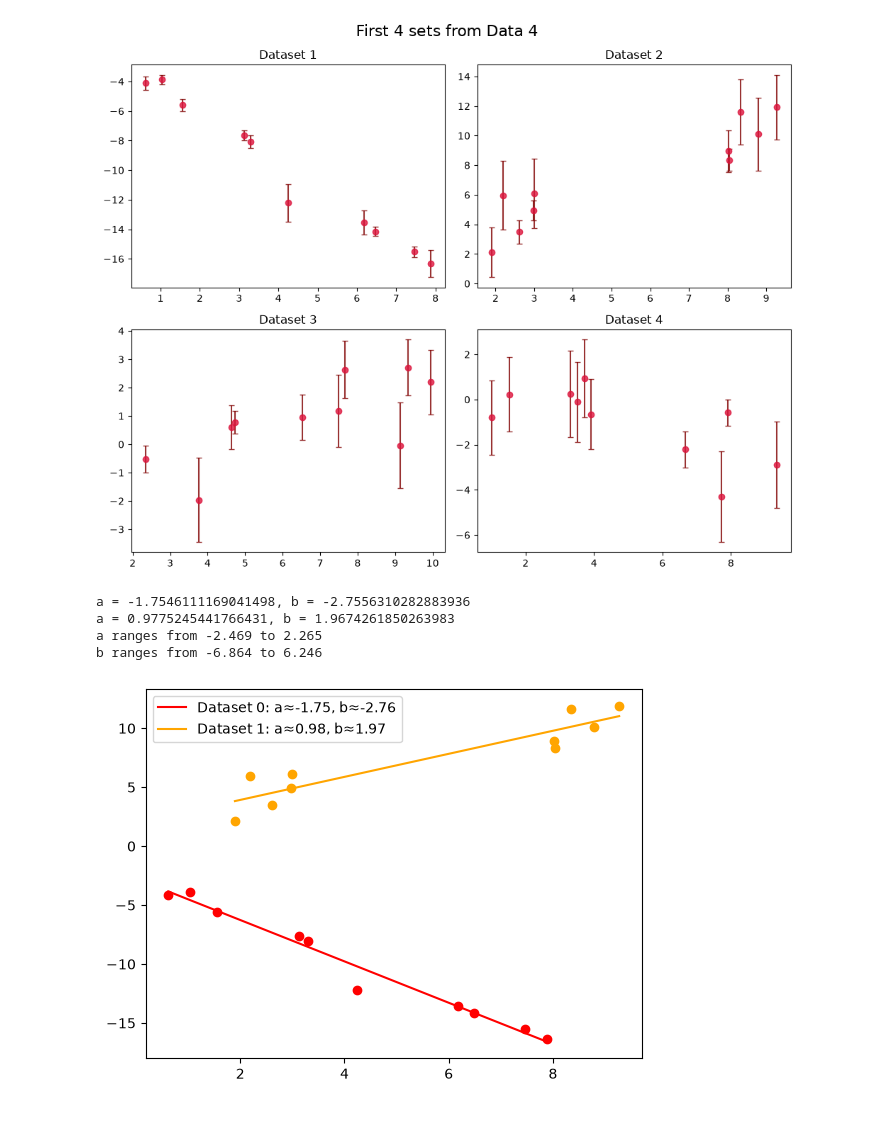
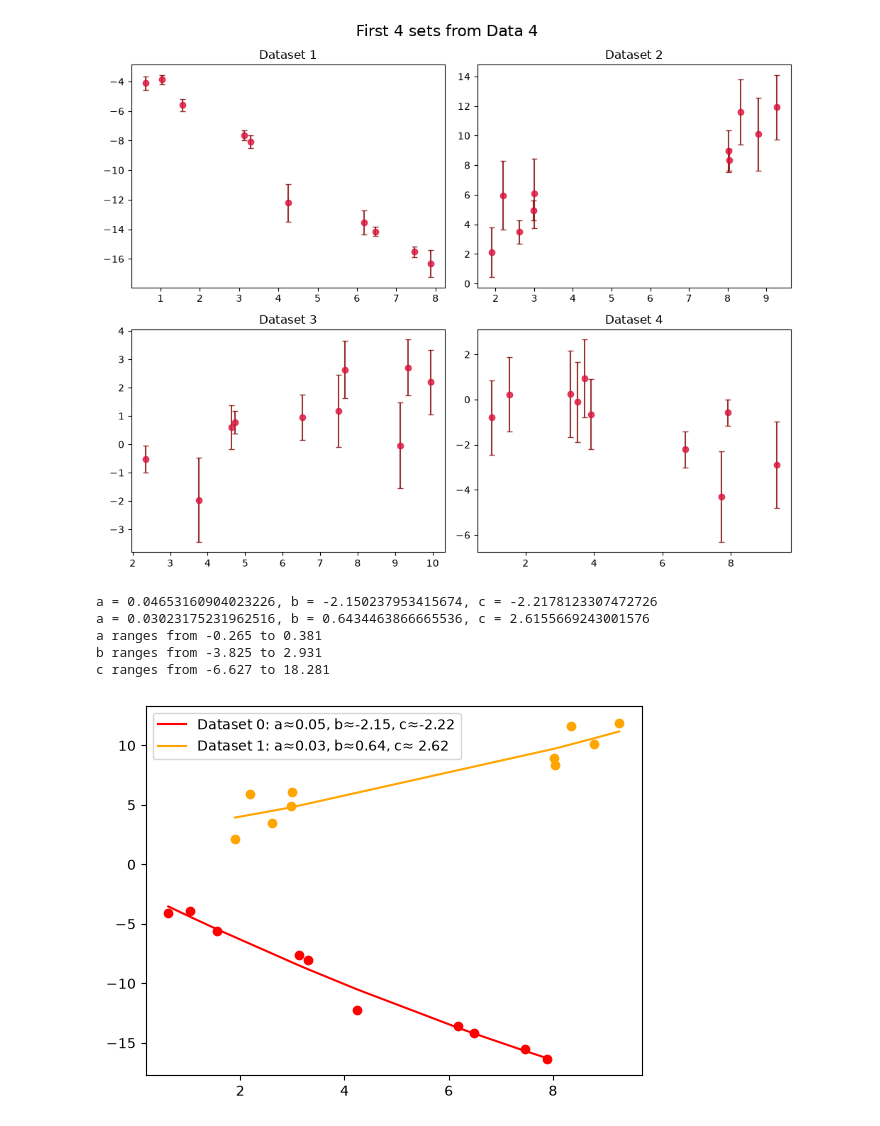
Before and after one commit to jarachisholm/SBI_clustering, a Jupyter notebook: fit_secret_lines.ipynb, the cells around one changed output. Saved outputs shown, nothing was run; the diff lists cells and outputs as text; code cells hidden in the pictures.

```diff
--- a/fit_secret_lines.ipynb
+++ b/fit_secret_lines.ipynb
@@ -382,8 +382,8 @@ b ranges from -5.324 to 5.409
 # %%
 #Creating a prior for the set based on that range
 
-prior_3 = BoxUniform(low=torch.tensor([-3, -6]),
-                      high=torch.tensor([3, 6]))
+prior_3 = BoxUniform(low=torch.tensor([-3, -7]),
+                      high=torch.tensor([4, 7]))
 
 prior_samples3 = prior_3.sample((10000,))
 
@@ -508,31 +508,35 @@ plt.show()
 # %%
 #getting an idea of the range of slopes
 a_fits = []
 b_fits = []
+c_fits = []
 
 for ds_id, d in list(datasets)[:]:
-    a_fit, b_fit = np.polyfit(d['x'], d['y'], 1)
+    a_fit, b_fit, c_fit = np.polyfit(d['x'], d['y'], 2)
 
     a_fits.append(a_fit)
     b_fits.append(b_fit)
+    c_fits.append(c_fit)
 
 color = ['red', 'orange']
 for ds_id, d in list(datasets)[:2]:
-    a_fit, b_fit = np.polyfit(d['x'], d['y'], 1)
-    plt.plot(d['x'], a_fit * d['x'] + b_fit, label=f'Dataset {ds_id}: a≈{a_fit:.2f}, b≈{b_fit:.2f}', color = color[ds_id])
+    a_fit, b_fit, c_fit = np.polyfit(d['x'], d['y'], 2)
+    plt.plot(d['x'], a_fit * d['x']**2 + b_fit * d['x'] + c_fit, label=f'Dataset {ds_id}: a≈{a_fit:.2f}, b≈{b_fit:.2f}, c≈{c_fit: .2f}', color = color[ds_id])
     plt.plot(d['x'], d['y'], 'o', color = color[ds_id])
     plt.legend()
-    print(f'a = {a_fit}, b = {b_fit}')
+    print(f'a = {a_fit}, b = {b_fit}, c = {c_fit}')
 
 
 print(f'a ranges from {min(a_fits):.3f} to {max(a_fits):.3f}')
 print(f'b ranges from {min(b_fits):.3f} to {max(b_fits):.3f}')
+print(f'c ranges from {min(c_fits):.3f} to {max(c_fits):.3f}')
 # %% [output]
-a = -1.7546111169041498, b = -2.7556310282883936
-a = 0.9775245441766431, b = 1.9674261850263983
-a ranges from -2.469 to 2.265
-b ranges from -6.864 to 6.246
+a = 0.04653160904023226, b = -2.150237953415674, c = -2.2178123307472726
+a = 0.03023175231962516, b = 0.6434463866665536, c = 2.6155669243001576
+a ranges from -0.265 to 0.381
+b ranges from -3.825 to 2.931
+c ranges from -6.627 to 18.281
-[figure, old version]
+[figure, new version]
 # %%
 #Creating a prior for the set based on that range
 from sbi.utils import BoxUniform
```
Also changed, not shown: parts of 6 cells of this notebook, 1 other file.
